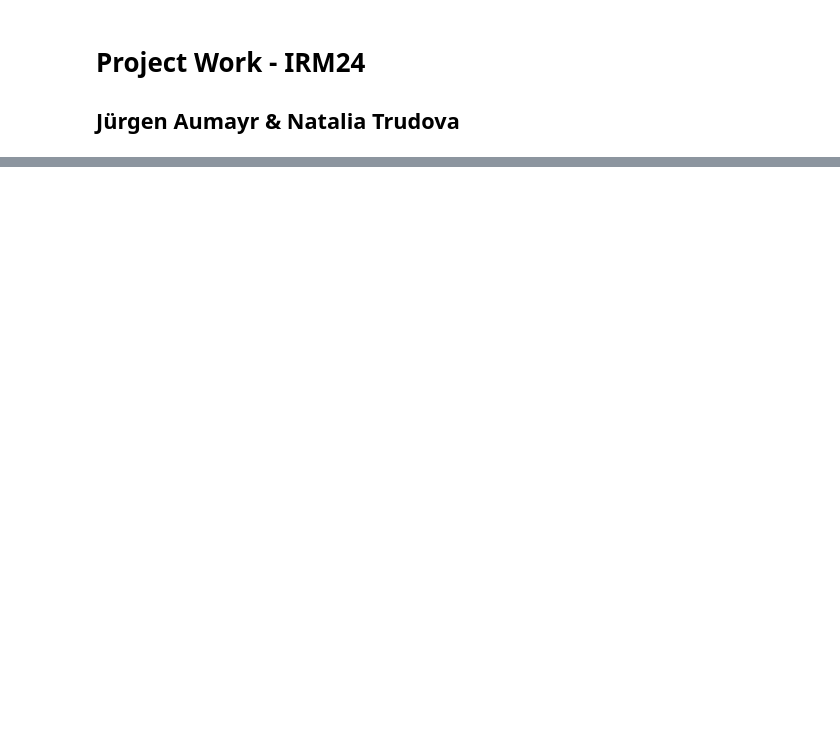
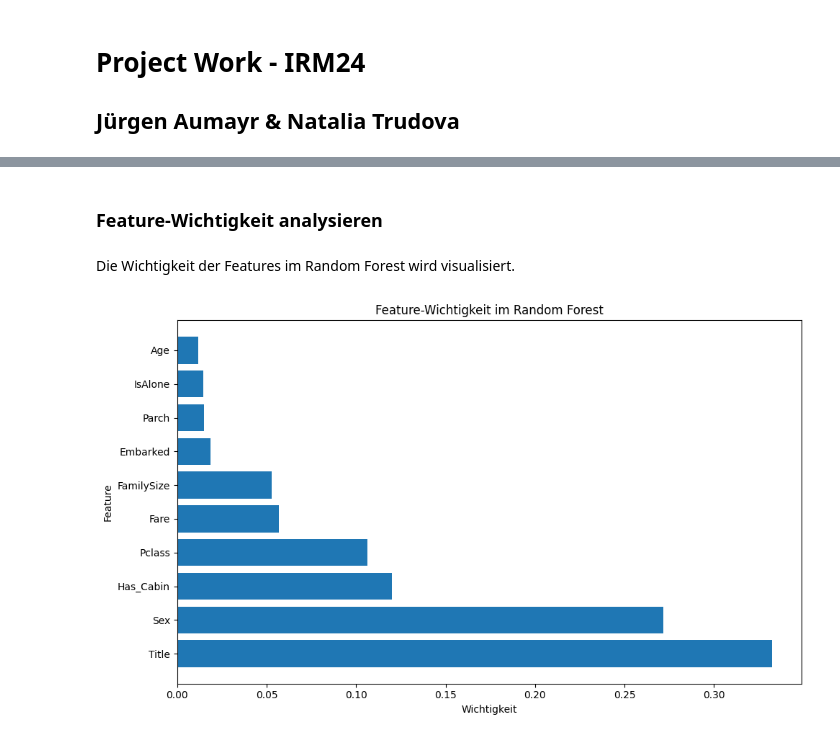
Before and after one commit to quappinger/irm24_ki_pa1, a Jupyter notebook: RandomForests.ipynb, the cells around one changed output, grey strips where cells are left out. Saved outputs shown, nothing was run; the diff lists cells and outputs as text; code cells hidden in the pictures; blank space fills up the shorter version.

Commit message:
add Random Forest

```diff
--- a/RandomForests.ipynb
+++ b/RandomForests.ipynb
@@ -56,0 +124,12 @@ F1-Score:  0.9866603624901497
+# %%
+# Features und Zielvariable trennen
+X = features_df.drop('Survived', axis=1)
+y = features_df['Survived']
+
+# Daten aufteilen: Trainings- und Validierungsset (80% Training / 20% Test)
+X_train, X_val, y_train, y_val = train_test_split(
+    X, y,
+    test_size=0.2,
+    random_state=42,
+    stratify=y
+)
@@ -56,0 +168,12 @@ F1-Score:  0.9866603624901497
+# %%
+# Bestes Modell auswählen und Vorhersagen treffen
+best_rf_model = grid_search_rf.best_estimator_
+val_predictions = best_rf_model.predict(X_val)
+
+# Genauigkeit berechnen
+val_accuracy = accuracy_score(y_val, val_predictions)
+print(f"Validierungsgenauigkeit: {val_accuracy:.4f}")
+
+# Klassifikationsbericht ausgeben
+print("Klassifikationsbericht:")
+print(classification_report(y_val, val_predictions))
@@ -56,0 +191,21 @@ F1-Score:  0.9866603624901497
+# %% [markdown]
+### Feature-Wichtigkeit analysieren
+# %% [markdown]
+Die Wichtigkeit der Features im Random Forest wird visualisiert.
+# %%
+import matplotlib.pyplot as plt
+
+feature_importance = pd.DataFrame({
+    "Feature": X.columns,
+    "Importance": best_rf_model.feature_importances_
+}).sort_values("Importance", ascending=False)
+
+plt.figure(figsize=(10, 6))
+plt.barh(feature_importance["Feature"], feature_importance["Importance"])
+plt.xlabel("Wichtigkeit")
+plt.ylabel("Feature")
+plt.title("Feature-Wichtigkeit im Random Forest")
+plt.tight_layout()
+plt.show()
+# %% [output]
+[figure, added]
```
Also changed, not shown: parts of 22 cells of this notebook, 3 other files.
